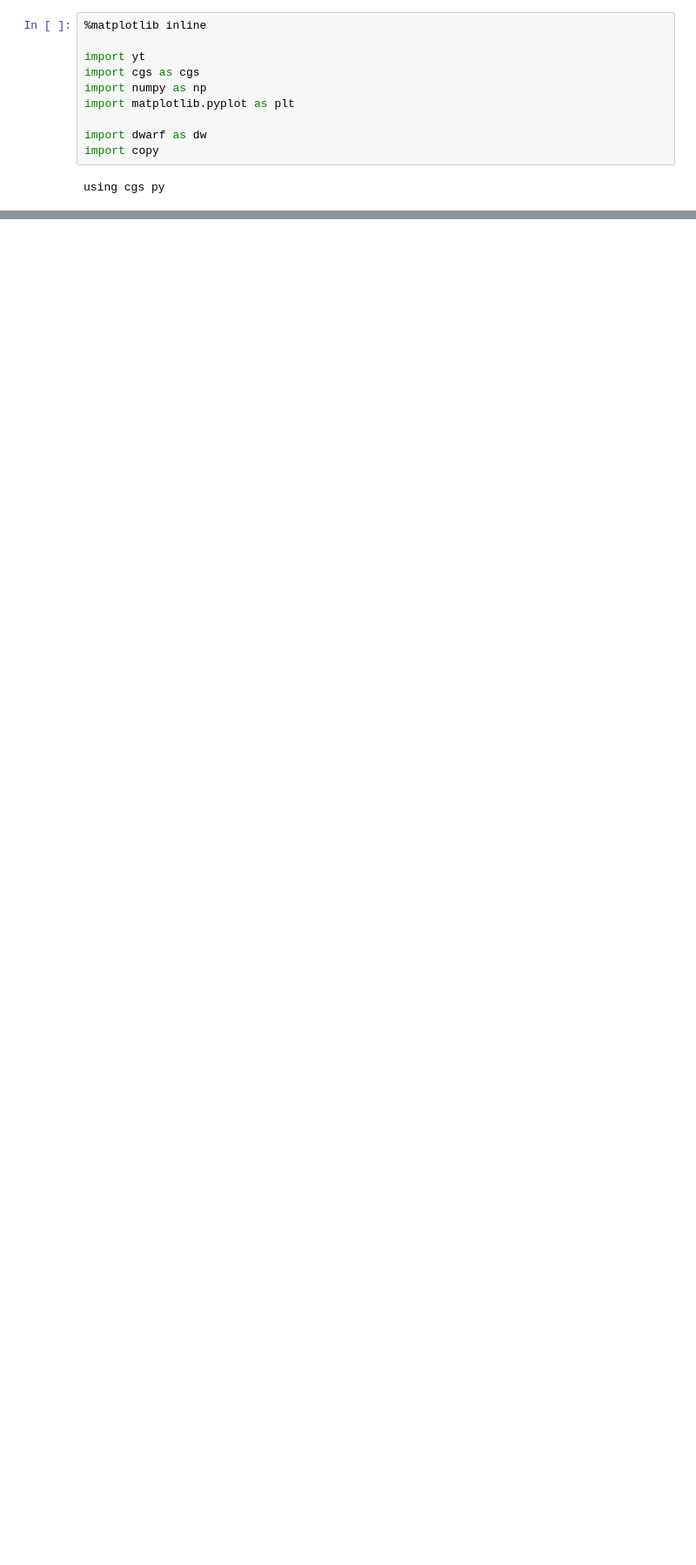
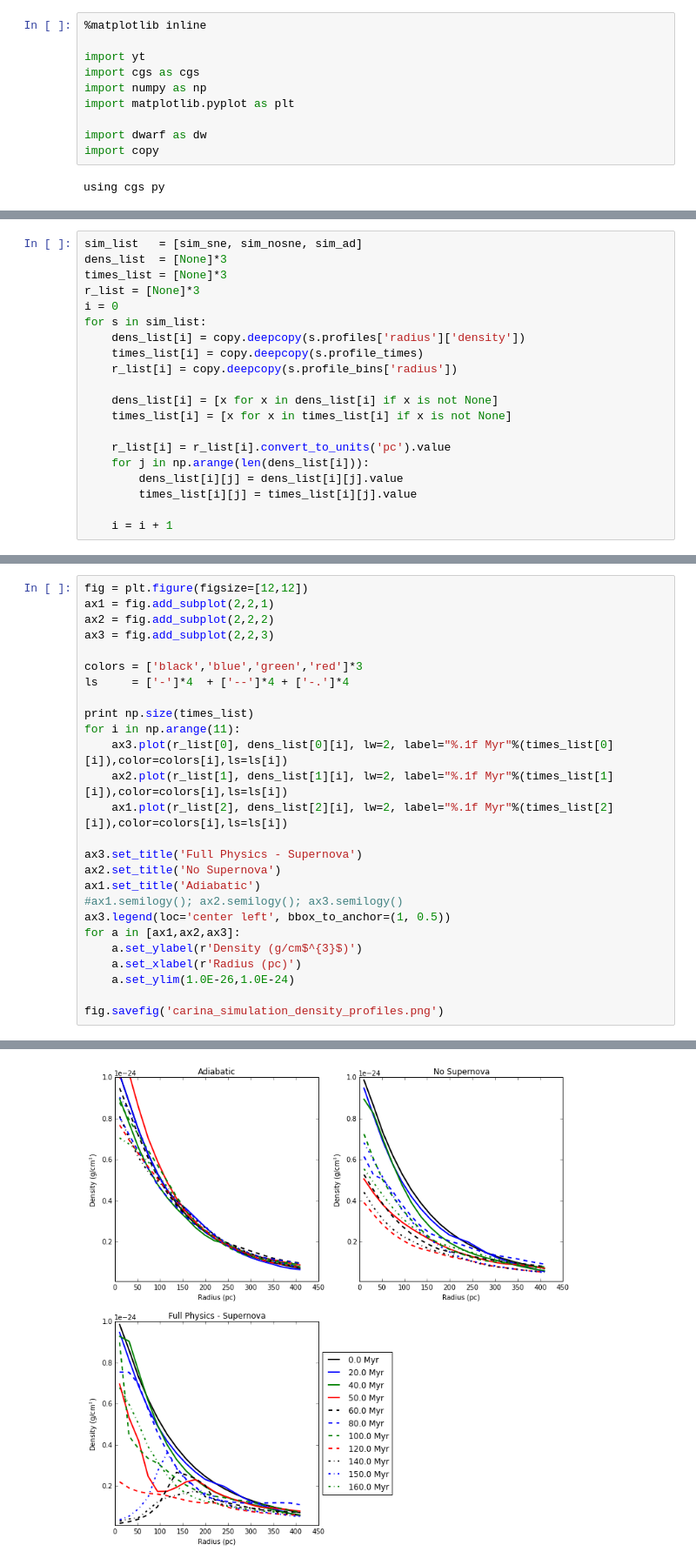
Before and after one commit to aemerick/dwarfs, a Jupyter notebook: analysis/plot/profile_plots.ipynb, the cells around one changed output, grey strips where cells are left out. Shown at 87% size. Drawn from its saved outputs; the diff is of its cells as text; blank space fills up the shorter version.

Commit message:
density and temperature

```diff
--- a/analysis/plot/profile_plots.ipynb
+++ b/analysis/plot/profile_plots.ipynb
@@ -112,0 +90,20 @@ plt.legend(loc='best')
+# %%
+sim_list   = [sim_sne, sim_nosne, sim_ad]
+dens_list  = [None]*3
+times_list = [None]*3
+r_list = [None]*3
+i = 0
+for s in sim_list:
+    dens_list[i] = copy.deepcopy(s.profiles['radius']['density'])
+    times_list[i] = copy.deepcopy(s.profile_times)
+    r_list[i] = copy.deepcopy(s.profile_bins['radius'])
+
+    dens_list[i] = [x for x in dens_list[i] if x is not None]
+    times_list[i] = [x for x in times_list[i] if x is not None]
+
+    r_list[i] = r_list[i].convert_to_units('pc').value
+    for j in np.arange(len(dens_list[i])):
+        dens_list[i][j] = dens_list[i][j].value
+        times_list[i][j] = times_list[i][j].value
+
+    i = i + 1
@@ -112,0 +112,27 @@ plt.legend(loc='best')
+# %%
+fig = plt.figure(figsize=[12,12])
+ax1 = fig.add_subplot(2,2,1)
+ax2 = fig.add_subplot(2,2,2)
+ax3 = fig.add_subplot(2,2,3)
+
+colors = ['black','blue','green','red']*3
+ls     = ['-']*4  + ['--']*4 + ['-.']*4
+
+print np.size(times_list)
+for i in np.arange(11):
+    ax3.plot(r_list[0], dens_list[0][i], lw=2, label="%.1f Myr"%(times_list[0][i]),color=colors[i],ls=ls[i])
+    ax2.plot(r_list[1], dens_list[1][i], lw=2, label="%.1f Myr"%(times_list[1][i]),color=colors[i],ls=ls[i])
+    ax1.plot(r_list[2], dens_list[2][i], lw=2, label="%.1f Myr"%(times_list[2][i]),color=colors[i],ls=ls[i])
+
+ax3.set_title('Full Physics - Supernova')
+ax2.set_title('No Supernova')
+ax1.set_title('Adiabatic')
+#ax1.semilogy(); ax2.semilogy(); ax3.semilogy()
+ax3.legend(loc='center left', bbox_to_anchor=(1, 0.5))
+for a in [ax1,ax2,ax3]:
+    a.set_ylabel(r'Density (g/cm$^{3}$)')
+    a.set_xlabel(r'Radius (pc)')
+    a.set_ylim(1.0E-26,1.0E-24)
+
+fig.savefig('carina_simulation_density_profiles.png')
+# %% [output]
@@ -112,0 +140 @@ plt.legend(loc='best')
+[figure, added]
```
Also changed, not shown: parts of 23 cells of this notebook.
